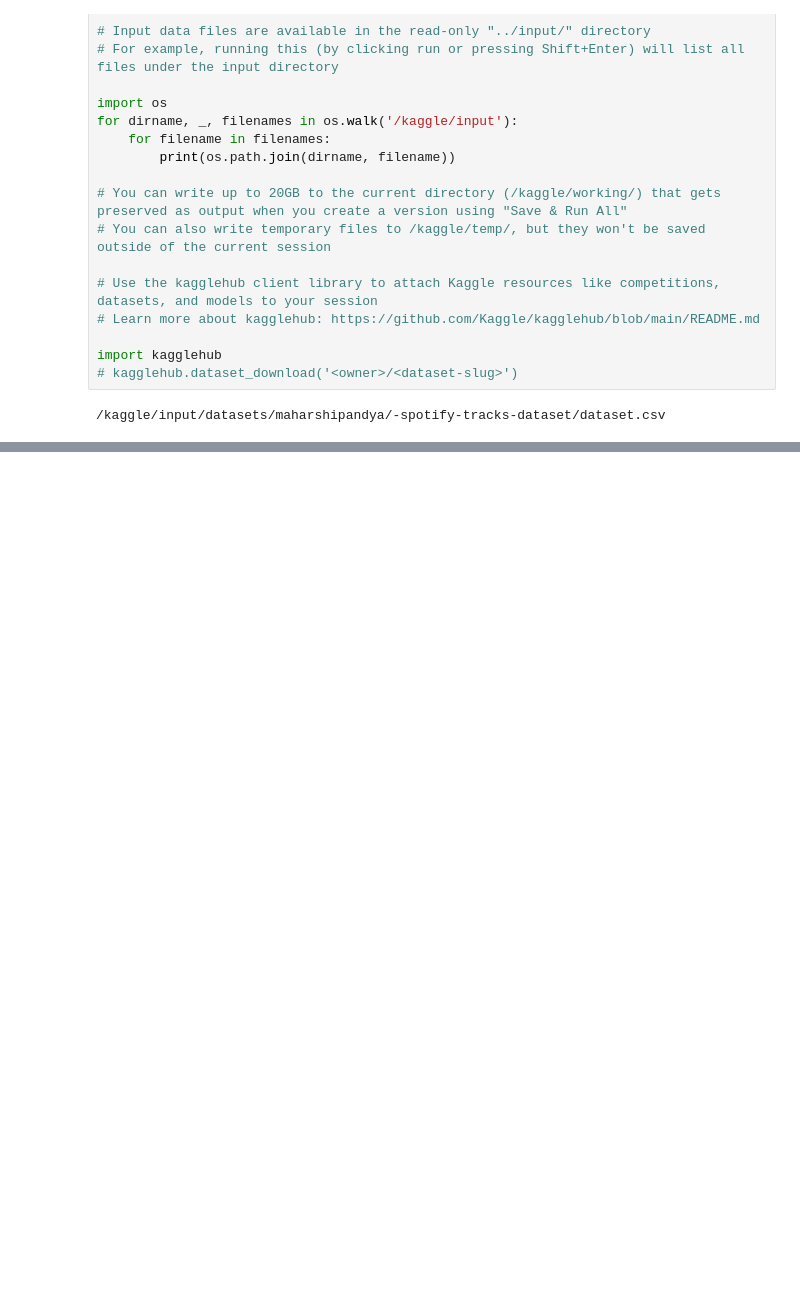
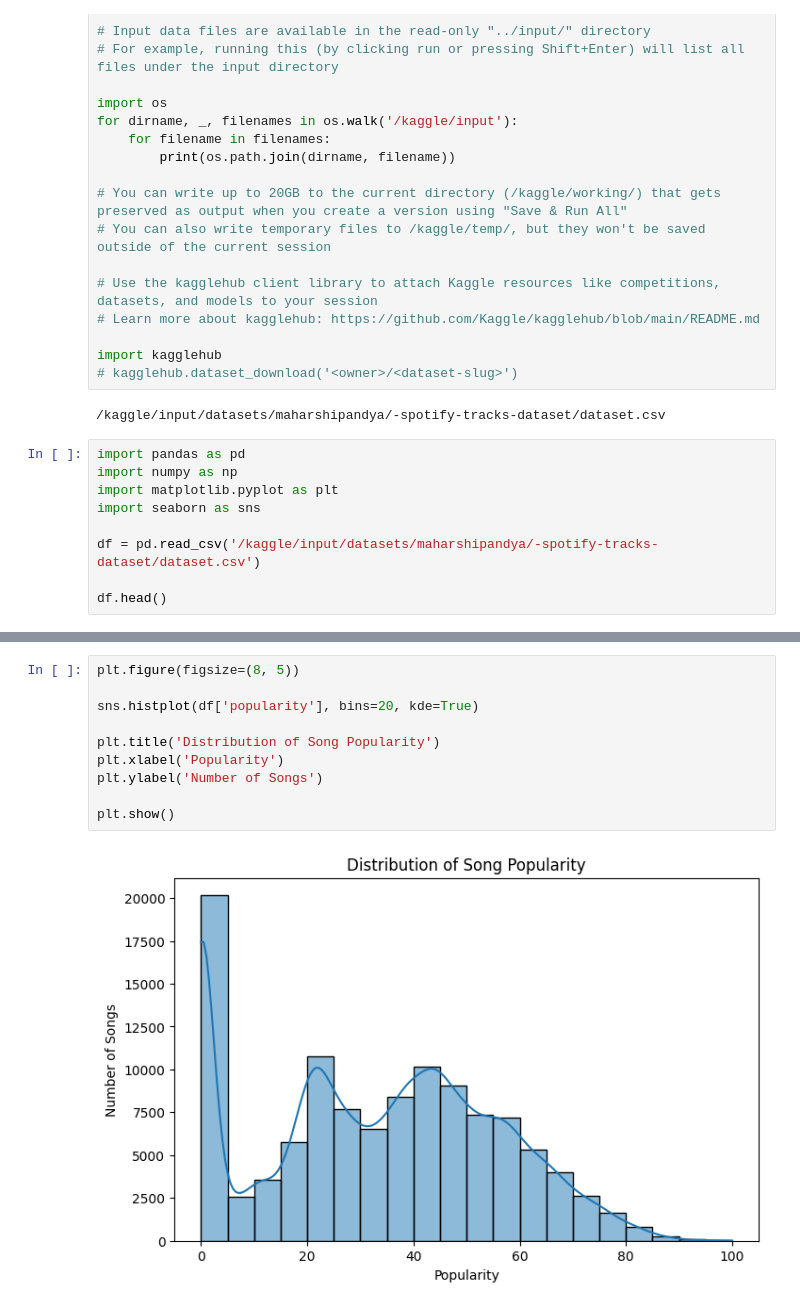
Before and after one commit to shreyakush03/spotify-kaggle-, a Jupyter notebook: spotify.ipynb, the cells around one changed output, grey strips where cells are left out. Drawn from its saved outputs; the diff is of its cells as text; blank space fills up the shorter version.

Commit message:
Kaggle Notebook | spotify | Version 3

```diff
--- a/spotify.ipynb
+++ b/spotify.ipynb
@@ -24,3 +24,12 @@ import kagglehub
 # kagglehub.dataset_download('<owner>/<dataset-slug>')
 # %% [output]
 /kaggle/input/datasets/maharshipandya/-spotify-tracks-dataset/dataset.csv
+# %%
+import pandas as pd
+import numpy as np
+import matplotlib.pyplot as plt
+import seaborn as sns
+
+df = pd.read_csv('/kaggle/input/datasets/maharshipandya/-spotify-tracks-dataset/dataset.csv')
+
+df.head()
@@ -26,0 +107,12 @@ import kagglehub
+# %%
+plt.figure(figsize=(8, 5))
+
+sns.histplot(df['popularity'], bins=20, kde=True)
+
+plt.title('Distribution of Song Popularity')
+plt.xlabel('Popularity')
+plt.ylabel('Number of Songs')
+
+plt.show()
+# %% [output]
+[figure, added]
```
Also changed, not shown: parts of 11 cells of this notebook.
